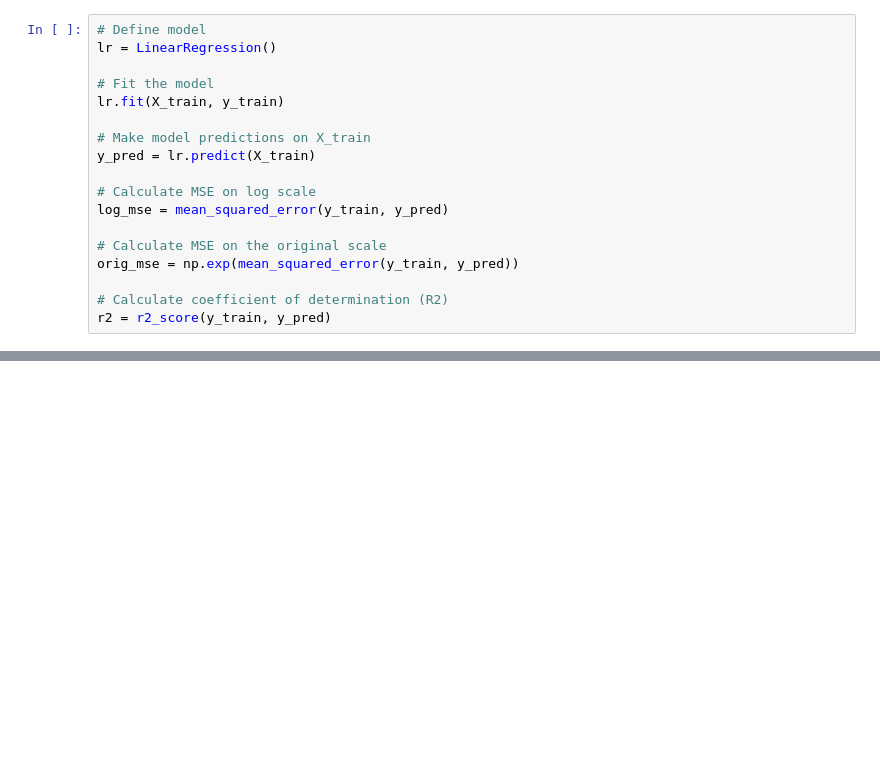
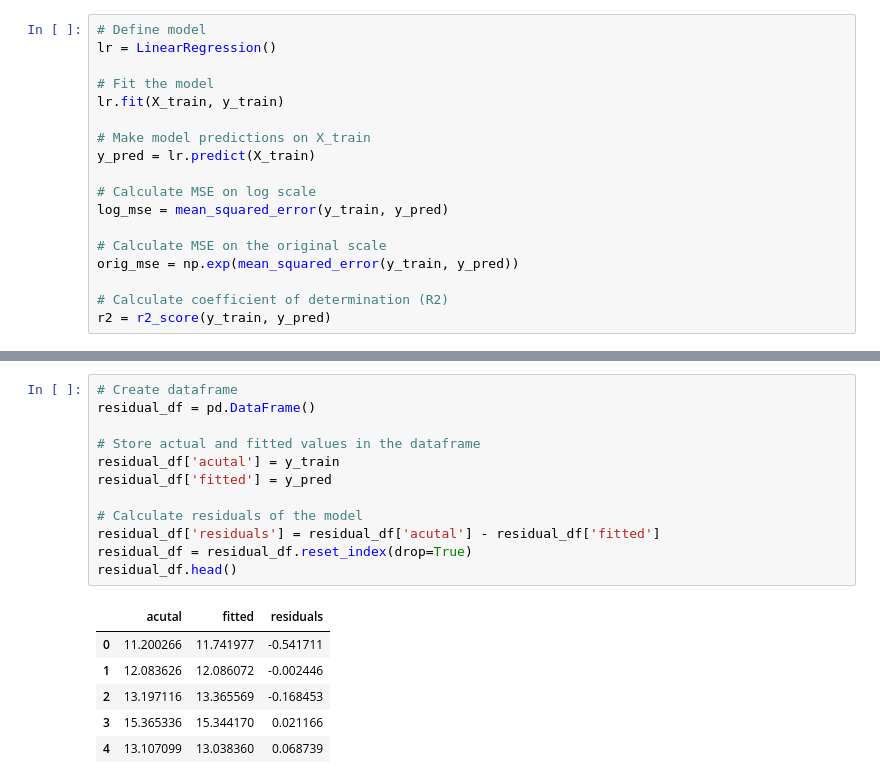
Before and after one commit to MuhammadAwon/datascience-projects, a Jupyter notebook: Projects/predicting-insurance-costs/predicting-med-insurance.ipynb, the cells around one changed output, grey strips where cells are left out. Saved outputs shown, nothing was run; the diff lists cells and outputs as text; blank space fills up the shorter version.

```diff
--- a/Projects/predicting-insurance-costs/predicting-med-insurance.ipynb
+++ b/Projects/predicting-insurance-costs/predicting-med-insurance.ipynb
@@ -308,0 +317,19 @@ In general, the model seems to perform reasonably well when predicting medical c
+# %%
+# Create dataframe
+residual_df = pd.DataFrame()
+
+# Store actual and fitted values in the dataframe
+residual_df['acutal'] = y_train
+residual_df['fitted'] = y_pred
+
+# Calculate residuals of the model
+residual_df['residuals'] = residual_df['acutal'] - residual_df['fitted']
+residual_df = residual_df.reset_index(drop=True)
+residual_df.head()
+# %% [output]
+|  | acutal | fitted | residuals |
+| 0 | 11.200266 | 11.741977 | -0.541711 |
+| 1 | 12.083626 | 12.086072 | -0.002446 |
+| 2 | 13.197116 | 13.365569 | -0.168453 |
+| 3 | 15.365336 | 15.344170 | 0.021166 |
+| 4 | 13.107099 | 13.038360 | 0.068739 |
```
Also changed, not shown: parts of 10 cells of this notebook.
